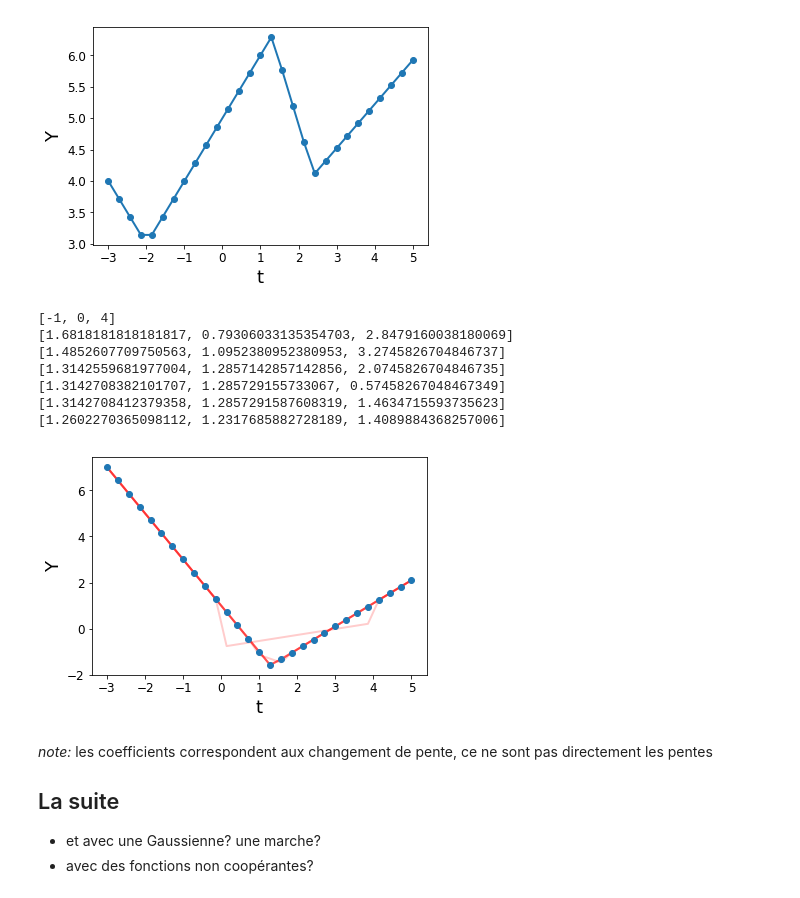
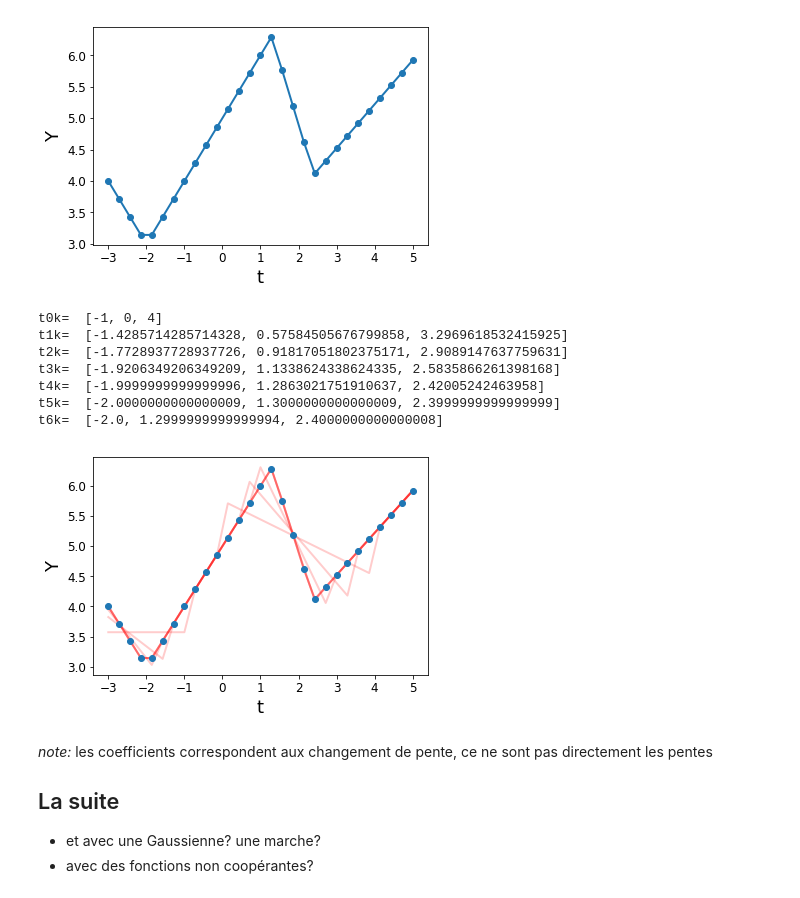
Before and after one commit to xdze2/xdze2.github.io-src, a Jupyter notebook: content/statistiques/segmentedLinearReg.ipynb, the cells around one changed output. Saved outputs shown, nothing was run; the diff lists cells and outputs as text; code cells hidden in the pictures.

Commit message:
image, typo

```diff
--- a/content/statistiques/segmentedLinearReg.ipynb
+++ b/content/statistiques/segmentedLinearReg.ipynb
@@ -160,43 +160,43 @@ plt.plot( t, Y, '-o' ); plt.xlabel('t'); plt.ylabel('Y');
 # %%
 t0k = [-1, 0, 4]
 X = t
 ones = np.ones_like(X)
 
-for k in range( 7 ):
-    print( t0k )
+for i in range( 7 ):
+    print('t%ik= '%i, t0k )
     Rk = [ramp( X - tk ) for tk in t0k ]
     Sk = [step( X - tk ) for tk in t0k ]
     A = np.array([ ones, X ] + Rk + Sk )
     sol = lstsq(A.transpose(), Y)
     params = list( sol[0] )
 
     # parameters identification
     a = params.pop(0)
     b = params.pop(0)
     ck = [ params.pop(0) for k in range(len(t0k)) ]
     dk = [ params.pop(0) for k in range(len(t0k)) ]
     t1k = [ t0 - d/c for t0, c, d in zip( t0k, ck, dk )   ]
 
     # next iteration
     t0k = t1k
 
     # plot
     sumRamp = np.sum( [ c*r for c, r in zip( ck, Rk ) ], axis=0 )
     sumStep = np.sum( [ d*s for d, s in zip( dk, Sk ) ], axis=0 )
     Y1 = ones*a + b*X + sumRamp + sumStep
     plt.plot( t, Y1, 'r', alpha=.2  )
 
 
 plt.plot( t, Y, 'o' ); plt.xlabel('t'); plt.ylabel('Y');
 # %% [output]
-[-1, 0, 4]
-[1.6818181818181817, 0.79306033135354703, 2.8479160038180069]
-[1.4852607709750563, 1.0952380952380953, 3.2745826704846737]
-[1.3142559681977004, 1.2857142857142856, 2.0745826704846735]
-[1.3142708382101707, 1.285729155733067, 0.57458267048467349]
-[1.3142708412379358, 1.2857291587608319, 1.4634715593735623]
-[1.2602270365098112, 1.2317685882728189, 1.4089884368257006]
+t0k=  [-1, 0, 4]
+t1k=  [-1.4285714285714328, 0.57584505676799858, 3.2969618532415925]
+t2k=  [-1.7728937728937726, 0.91817051802375171, 2.9089147637759631]
+t3k=  [-1.9206349206349209, 1.1338624338624335, 2.5835866261398168]
+t4k=  [-1.9999999999999996, 1.2863021751910637, 2.42005242463958]
+t5k=  [-2.0000000000000009, 1.3000000000000009, 2.3999999999999999]
+t6k=  [-2.0, 1.2999999999999994, 2.4000000000000008]
-[figure, old version]
+[figure, new version]
 # %% [markdown]
 _note:_ les coefficients correspondent aux changement de pente, ce ne sont pas directement les pentes
 
```
Also changed, not shown: parts of 4 cells of this notebook, 2 other files.
